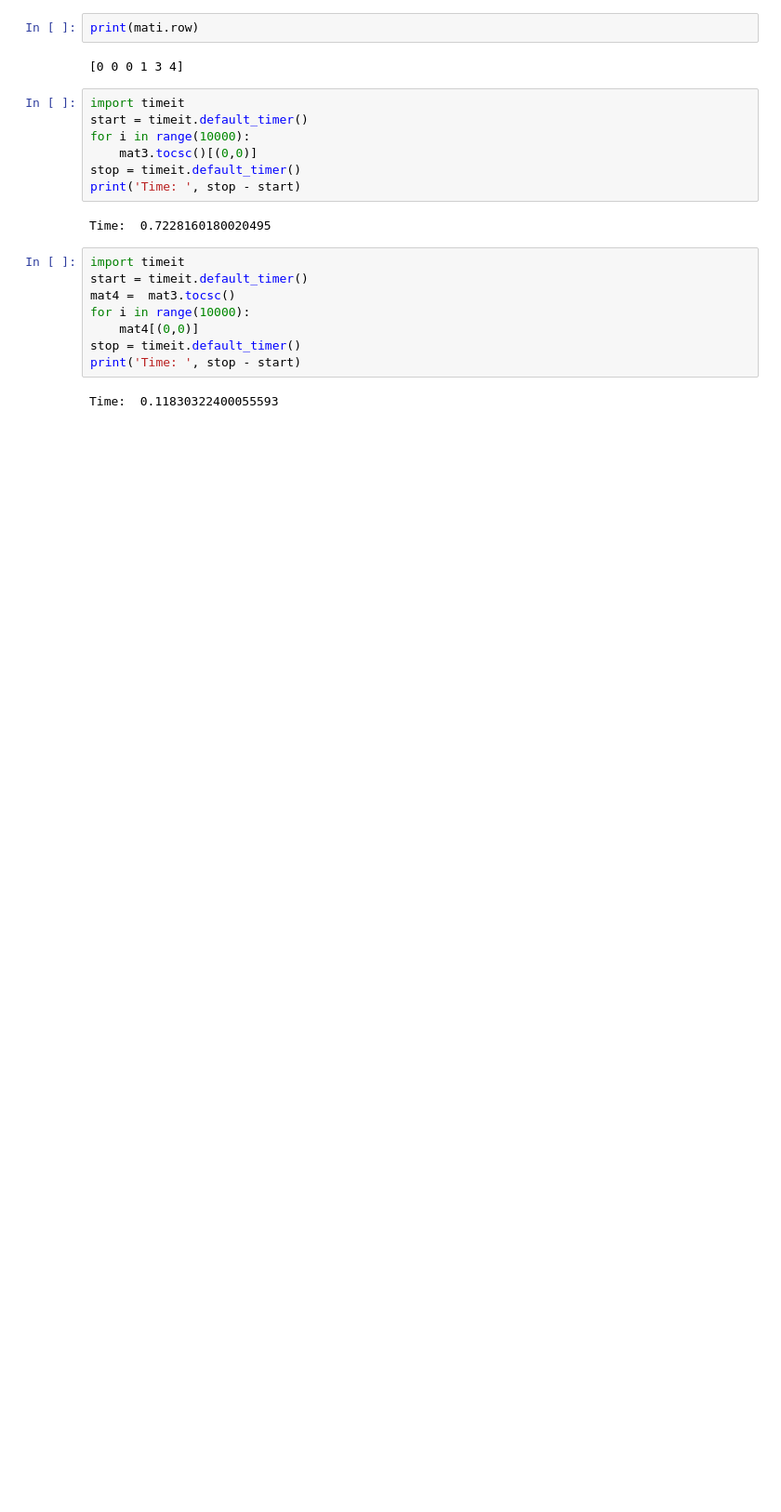
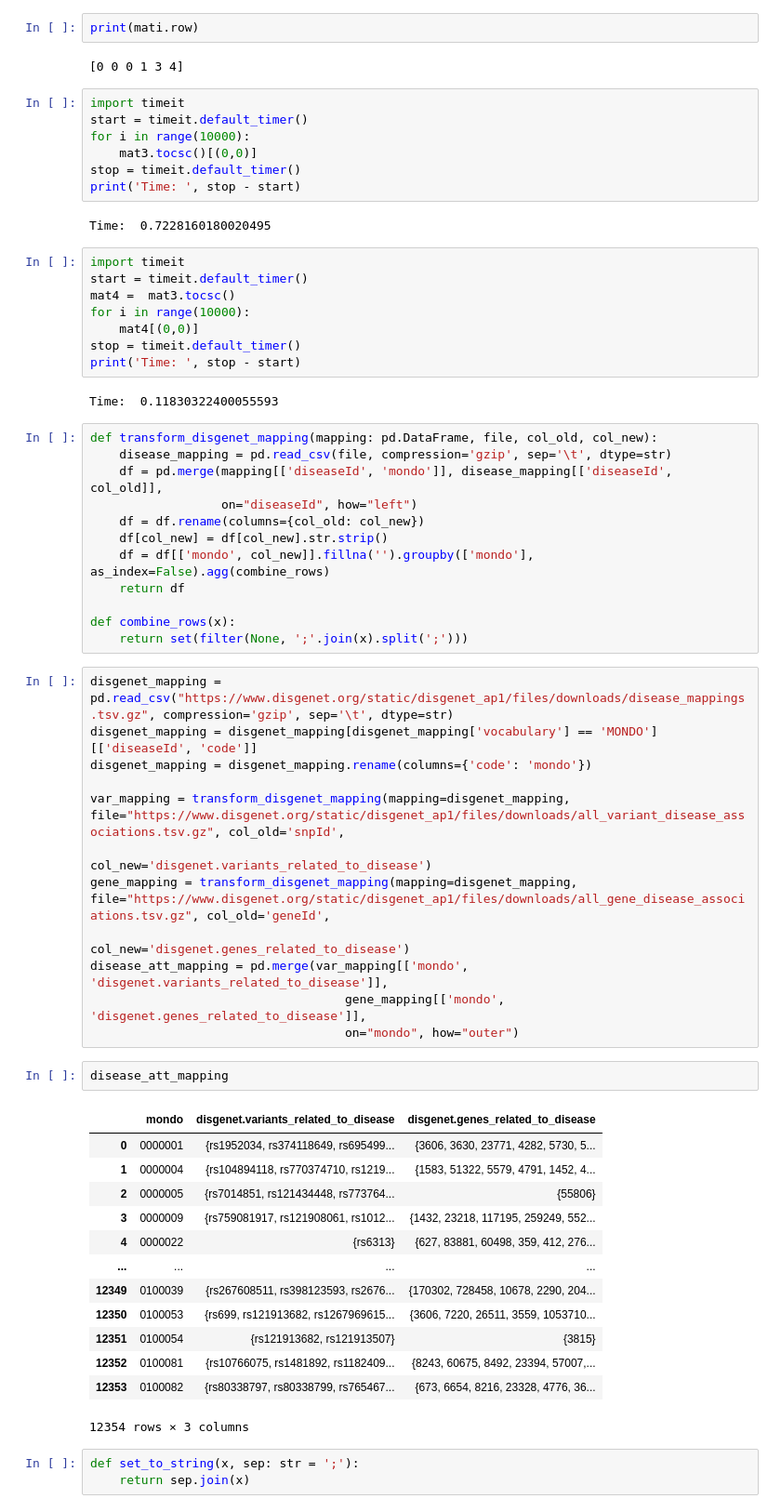
Before and after one commit to bionetslab/digest, a Jupyter notebook: jupyter/testing.ipynb, the cells around one changed output. Shown at 93% size. Saved outputs shown, nothing was run; the diff lists cells and outputs as text; blank space fills up the shorter version.

```diff
--- a/jupyter/testing.ipynb
+++ b/jupyter/testing.ipynb
@@ -360,3 +360,46 @@ stop = timeit.default_timer()
 print('Time: ', stop - start)
 # %% [output]
 Time:  0.11830322400055593
+# %%
+def transform_disgenet_mapping(mapping: pd.DataFrame, file, col_old, col_new):
+    disease_mapping = pd.read_csv(file, compression='gzip', sep='\t', dtype=str)
+    df = pd.merge(mapping[['diseaseId', 'mondo']], disease_mapping[['diseaseId', col_old]],
+                  on="diseaseId", how="left")
+    df = df.rename(columns={col_old: col_new})
+    df[col_new] = df[col_new].str.strip()
+    df = df[['mondo', col_new]].fillna('').groupby(['mondo'], as_index=False).agg(combine_rows)
+    return df
+
+def combine_rows(x):
+    return set(filter(None, ';'.join(x).split(';')))
+# %%
+disgenet_mapping = pd.read_csv("https://www.disgenet.org/static/disgenet_ap1/files/downloads/disease_mappings.tsv.gz", compression='gzip', sep='\t', dtype=str)
+disgenet_mapping = disgenet_mapping[disgenet_mapping['vocabulary'] == 'MONDO'][['diseaseId', 'code']]
+disgenet_mapping = disgenet_mapping.rename(columns={'code': 'mondo'})
+
+var_mapping = transform_disgenet_mapping(mapping=disgenet_mapping, file="https://www.disgenet.org/static/disgenet_ap1/files/downloads/all_variant_disease_associations.tsv.gz", col_old='snpId',
+                                                col_new='disgenet.variants_related_to_disease')
+gene_mapping = transform_disgenet_mapping(mapping=disgenet_mapping, file="https://www.disgenet.org/static/disgenet_ap1/files/downloads/all_gene_disease_associations.tsv.gz", col_old='geneId',
+                                                 col_new='disgenet.genes_related_to_disease')
+disease_att_mapping = pd.merge(var_mapping[['mondo', 'disgenet.variants_related_to_disease']],
+                                   gene_mapping[['mondo', 'disgenet.genes_related_to_disease']],
+                                   on="mondo", how="outer")
+# %%
+disease_att_mapping
+# %% [output]
+|  | mondo | disgenet.variants_related_to_disease | disgenet.genes_related_to_disease |
+| 0 | 0000001 | {rs1952034, rs374118649, rs695499... | {3606, 3630, 23771, 4282, 5730, 5... |
+| 1 | 0000004 | {rs104894118, rs770374710, rs1219... | {1583, 51322, 5579, 4791, 1452, 4... |
+| 2 | 0000005 | {rs7014851, rs121434448, rs773764... | {55806} |
+| 3 | 0000009 | {rs759081917, rs121908061, rs1012... | {1432, 23218, 117195, 259249, 552... |
+| 4 | 0000022 | {rs6313} | {627, 83881, 60498, 359, 412, 276... |
+| ... | ... | ... | ... |
+| 12349 | 0100039 | {rs267608511, rs398123593, rs2676... | {170302, 728458, 10678, 2290, 204... |
+| 12350 | 0100053 | {rs699, rs121913682, rs1267969615... | {3606, 7220, 26511, 3559, 1053710... |
+| 12351 | 0100054 | {rs121913682, rs121913507} | {3815} |
+| 12352 | 0100081 | {rs10766075, rs1481892, rs1182409... | {8243, 60675, 8492, 23394, 57007,... |
+| 12353 | 0100082 | {rs80338797, rs80338799, rs765467... | {673, 6654, 8216, 23328, 4776, 36... |
+12354 rows × 3 columns
+# %%
+def set_to_string(x, sep: str = ';'):
+    return sep.join(x)
```
Also changed, not shown: parts of 6 cells of this notebook, 6 other files.
